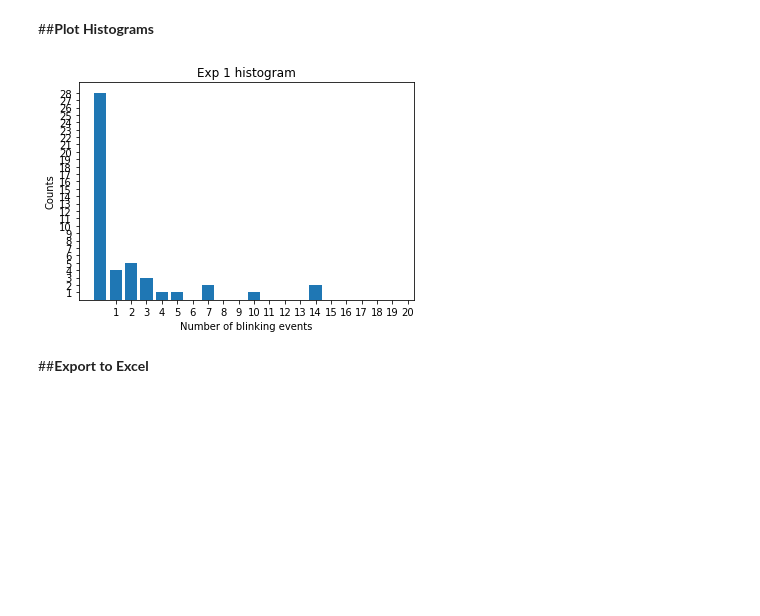
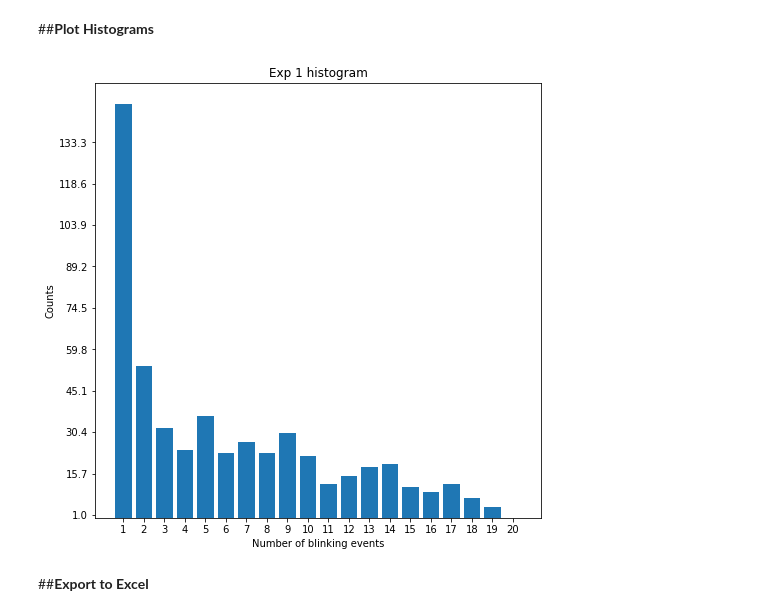
Before and after one commit to alonsaguy/QAFKA, a Jupyter notebook: main_colab.ipynb, the cells around one changed output. Drawn from its saved outputs; the diff is of its cells as text; code cells hidden in the pictures; blank space fills up the shorter version.

```diff
--- a/main_colab.ipynb
+++ b/main_colab.ipynb
@@ -1059,12 +893,19 @@ Now you should specify some important parameters for your run.
 # %%
 numOfBins = 20 #@param {type:"number"}
 start_frame = 0 #@param {type:"number"}
-end_frame = 5000 #@param {type:"number"}
-pixel_length = 157# @param {type:"number"}
-scale_size = 3 #@param {type:"number"}
-merging_radius = 150 #@param {type:"number"}
-file_name = '/content/gdrive/MyDrive/QAFKA test/test_vid.tif' #@param {type:"string"}
+end_frame = 12000 #@param {type:"number"}
+pixel_length = 80# @param {type:"number"}
+scale_size = 2 #@param {type:"number"}
+merging_radius = 250 #@param {type:"number"}
+file_name = 'D:/Project/MonoDimerClassification/data/CD86-mEos32_PALM_2_1.tif' #@param {type:"string"}
+file_name2 = '' #@param {type:"string"}
+file_name3 = '' #@param {type:"string"}
 qualityThreshold = 0.85 #@param {type:"number"}
 chop = [start_frame, end_frame]
+if(file_name2 != ''):
+    if(file_name3 != ''):
+        file_list = [file_name, file_name2, file_name3]
+    else:
+        file_list = [file_name, file_name2]
 # %% [markdown]
 ##**Run Configuration**
@@ -1079,7 +923,8 @@ chop = [start_frame, end_frame]
 **preTrainedModel** - Specifies the pre-trained model to load in case we do not want to train the net.
 # %%
 LoadData = True #@param {type:"boolean"}
-FilterBeads = False #@param {type:"boolean"}
+MultiTif = False #@param {type:"boolean"}
+FilterBeads = True #@param {type:"boolean"}
 CreateSimulatedData = True #@param {type:"boolean"}
 TrainNet = True #@param {type:"boolean"}
 preTrainedModel = 'model_final_gauss' #@param {type:"string"}
@@ -1155,17 +1027,17 @@ Experimental Data was loaded successfully
 # %%
 %matplotlib inline
 
 for i in range(X_test.shape[0]):
-    plt.figure()
+    plt.figure(figsize=(8, 8))
     plt.bar(np.arange(numOfBins), X_test[i])
     plt.xlabel('Number of blinking events')
     plt.ylabel('Counts')
-    plt.xticks(np.arange(1, numOfBins + 1))
-    plt.yticks(np.arange(1, np.max(X_test[i]) + 1))
+    plt.xticks(np.arange(numOfBins), np.arange(1, numOfBins + 1))
+    plt.yticks(np.arange(1, np.max(X_test[i]) + 1, np.max(X_test[i])/10))
     plt.title("Exp " + str(i+1) + " histogram")
     plt.show()
 # %% [output]
-[figure, old version]
+[figure, new version]
 # %% [markdown]
 ##**Export to Excel**
 # %%
```
Also changed, not shown: parts of 12 cells of this notebook.
